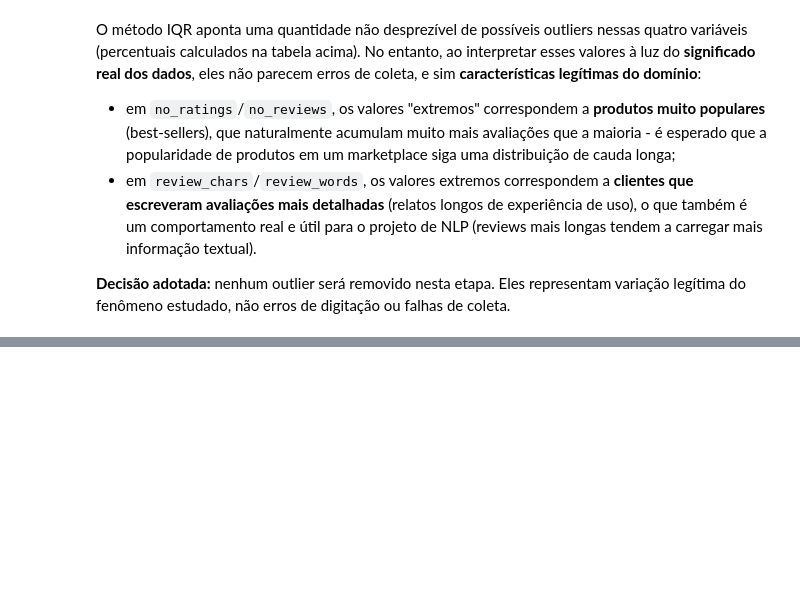
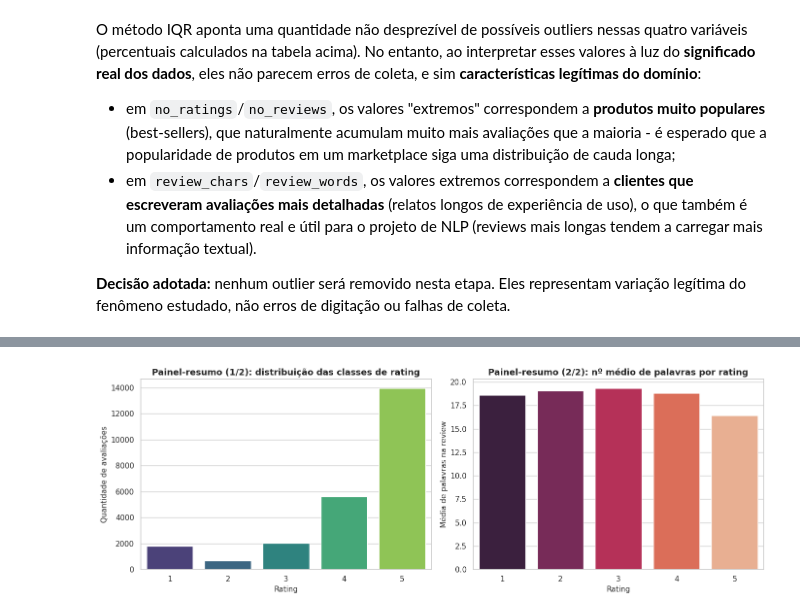
Before and after one commit to Saikonfate/TDE1-IA, a Jupyter notebook: EDA_Análise_de_Revisões_de_Compras.ipynb, the cells around one changed output, grey strips where cells are left out. Saved outputs shown, nothing was run; the diff lists cells and outputs as text; code cells hidden in the pictures; blank space fills up the shorter version.

Commit message:
Visualização dos Dados

```diff
--- a/EDA_Análise_de_Revisões_de_Compras.ipynb
+++ b/EDA_Análise_de_Revisões_de_Compras.ipynb
@@ -676,0 +688,19 @@ fenômeno estudado, não erros de digitação ou falhas de coleta.
+# %%
+fig, axes = plt.subplots(1, 2, figsize=(14, 5))
+
+ordem = sorted(df["rating"].unique())
+sns.countplot(x="rating", data=df, order=ordem, ax=axes[0], palette="viridis")
+axes[0].set_title("Painel-resumo (1/2): distribuição das classes de rating")
+axes[0].set_xlabel("Rating")
+axes[0].set_ylabel("Quantidade de avaliações")
+
+media_palavras_por_rating = df.groupby("rating")["review_words"].mean()
+sns.barplot(x=media_palavras_por_rating.index, y=media_palavras_por_rating.values, ax=axes[1], palette="rocket")
+axes[1].set_title("Painel-resumo (2/2): nº médio de palavras por rating")
+axes[1].set_xlabel("Rating")
+axes[1].set_ylabel("Média de palavras na review")
+
+plt.tight_layout()
+plt.show()
+# %% [output]
+[figure, added]
```
Also changed, not shown: parts of 3 cells of this notebook.
